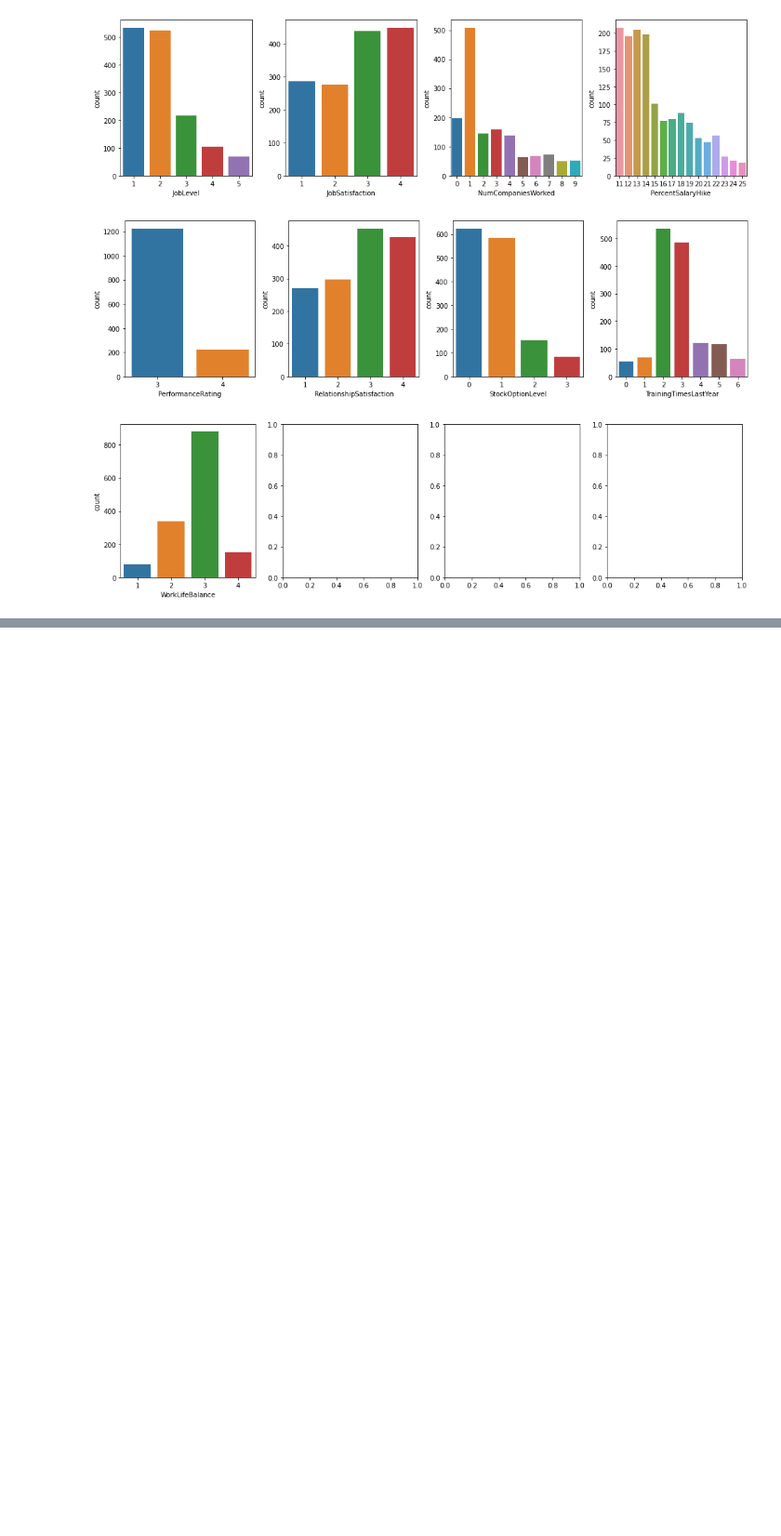
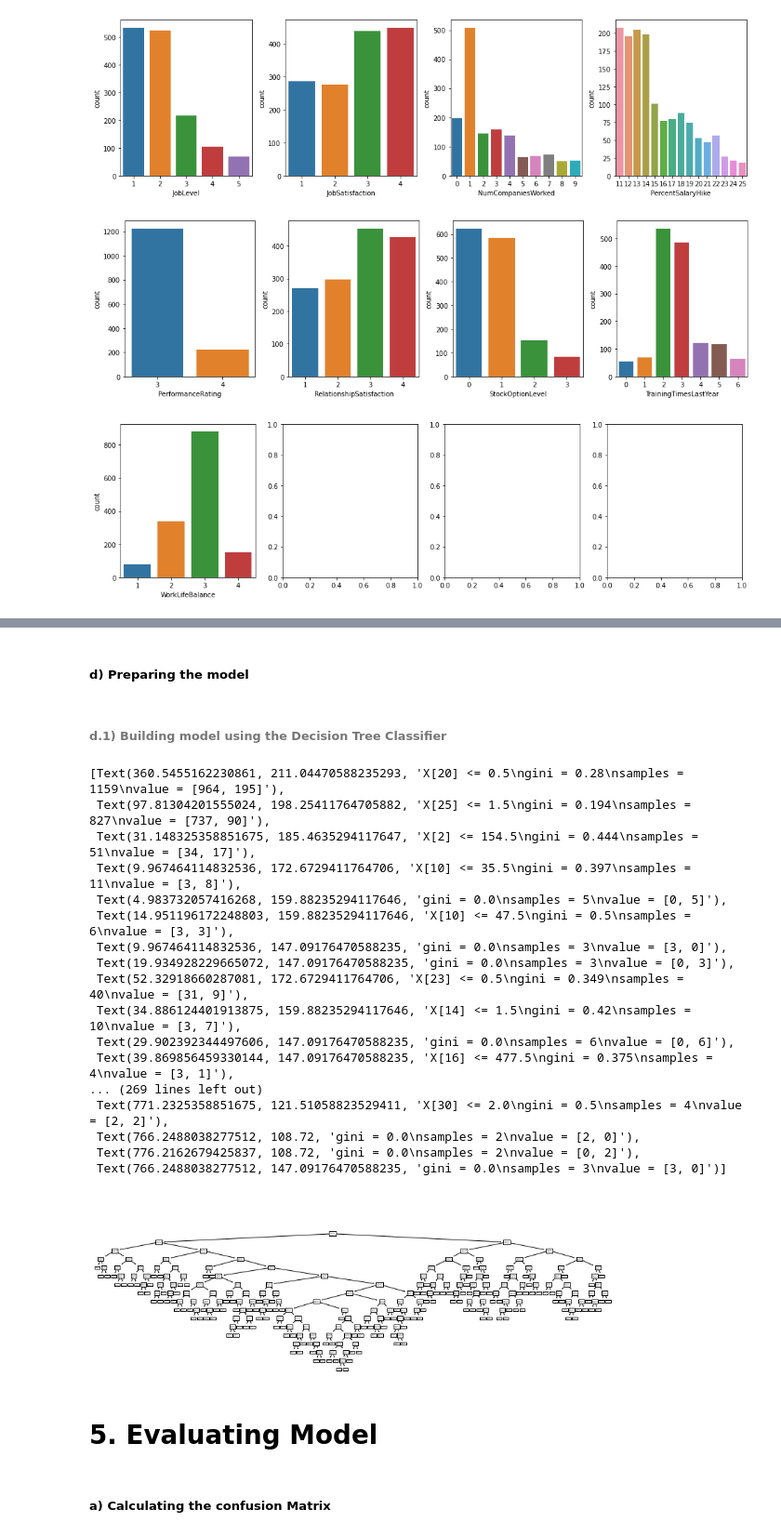
Before and after one commit to nithinkrishnan/dm-assgn, a Jupyter notebook: Code/Attrition.ipynb, the cells around one changed output, grey strips where cells are left out. Shown: that part at 93% size. Cells and saved outputs as stored; diff of their text form; code cells hidden in the pictures; blank space fills up the shorter version.

Commit message:
Added decision tree classifier

```diff
--- a/Code/Attrition.ipynb
+++ b/Code/Attrition.ipynb
@@ -436,0 +522,10 @@ for attr in continuosAttr:
+# %%
+X = dfModel.iloc[:, 1:dfModel.shape[1]].values
+Y = dfModel.iloc[:, 0].values
+
+print("List of other attribute (INPUT ATTRIBUTE) values: ")
+print(X)
+print("--------------------------------------")
+print("List of outcome (OUTPUT ATTRIBUTE) value: ")
+print(Y)
+print("--------------------------------------")
@@ -436,0 +557,14 @@ for attr in continuosAttr:
+# %%
+# Splitting dataset to 80% Training dataset & 20% Testing dataset
+from sklearn.model_selection import train_test_split
+
+# Mentioning the training size as 80%
+x_training, x_testing, y_training, y_testing = train_test_split(X, Y, train_size = 0.80, random_state = 0)
+
+print('-------------TRAINING---------------')
+print('x_training.shape: ', x_training.shape)
+print('y_training.shape: ', y_training.shape)
+
+print('\n-------------TESTING----------------')
+print('x_testing.shape: ', x_testing.shape)
+print('y_testing.shape: ', y_testing.shape)
@@ -436,0 +579,37 @@ for attr in continuosAttr:
+# %% [markdown]
+<h5>d) Preparing the model</h5>
+# %% [markdown]
+<h6>d.1) Building model using the Decision Tree  Classifier</h6>
+# %%
+#Using the RandomForestClassification
+from sklearn import tree
+
+# dTree = tree.DecisionTreeClassifier(criterion = 'entropy', splitter = "random")
+dTree = tree.DecisionTreeClassifier()
+dTree = dTree.fit(x_training, y_training)
+
+# To Plot the decision tree
+tree.plot_tree(dTree)
+# %% [output]
+[Text(360.5455162230861, 211.04470588235293, 'X[20] <= 0.5\ngini = 0.28\nsamples = 1159\nvalue = [964, 195]'),
+ Text(97.81304201555024, 198.25411764705882, 'X[25] <= 1.5\ngini = 0.194\nsamples = 827\nvalue = [737, 90]'),
+ Text(31.148325358851675, 185.4635294117647, 'X[2] <= 154.5\ngini = 0.444\nsamples = 51\nvalue = [34, 17]'),
+ Text(9.967464114832536, 172.6729411764706, 'X[10] <= 35.5\ngini = 0.397\nsamples = 11\nvalue = [3, 8]'),
+ Text(4.983732057416268, 159.88235294117646, 'gini = 0.0\nsamples = 5\nvalue = [0, 5]'),
+ Text(14.951196172248803, 159.88235294117646, 'X[10] <= 47.5\ngini = 0.5\nsamples = 6\nvalue = [3, 3]'),
+ Text(9.967464114832536, 147.09176470588235, 'gini = 0.0\nsamples = 3\nvalue = [3, 0]'),
+ Text(19.934928229665072, 147.09176470588235, 'gini = 0.0\nsamples = 3\nvalue = [0, 3]'),
+ Text(52.32918660287081, 172.6729411764706, 'X[23] <= 0.5\ngini = 0.349\nsamples = 40\nvalue = [31, 9]'),
+ Text(34.886124401913875, 159.88235294117646, 'X[14] <= 1.5\ngini = 0.42\nsamples = 10\nvalue = [3, 7]'),
+ Text(29.902392344497606, 147.09176470588235, 'gini = 0.0\nsamples = 6\nvalue = [0, 6]'),
+ Text(39.869856459330144, 147.09176470588235, 'X[16] <= 477.5\ngini = 0.375\nsamples = 4\nvalue = [3, 1]'),
+... (269 lines left out)
+ Text(771.2325358851675, 121.51058823529411, 'X[30] <= 2.0\ngini = 0.5\nsamples = 4\nvalue = [2, 2]'),
+ Text(766.2488038277512, 108.72, 'gini = 0.0\nsamples = 2\nvalue = [2, 0]'),
+ Text(776.2162679425837, 108.72, 'gini = 0.0\nsamples = 2\nvalue = [0, 2]'),
+ Text(766.2488038277512, 147.09176470588235, 'gini = 0.0\nsamples = 3\nvalue = [3, 0]')]
+[figure, added]
+# %% [markdown]
+<h1>5. Evaluating Model</h1>
+# %% [markdown]
+<h5>a) Calculating the confusion Matrix</h5>
```
Also changed, not shown: parts of 27 cells of this notebook, 2 other files.
